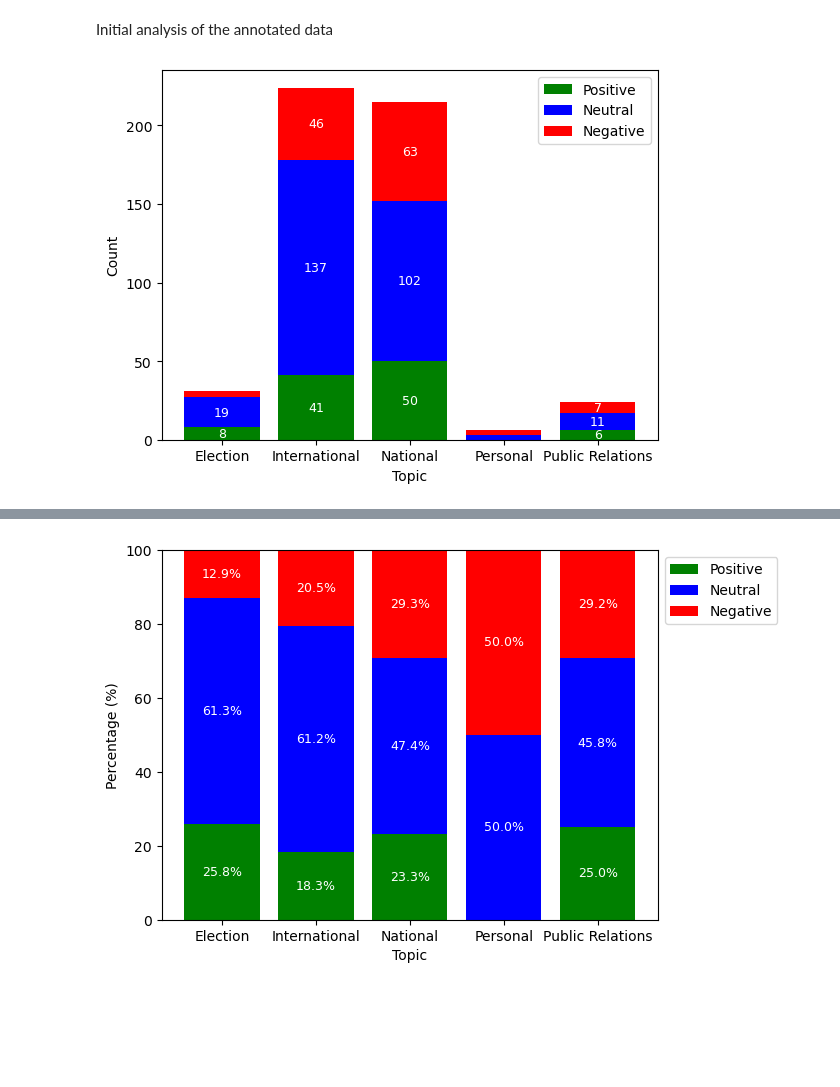
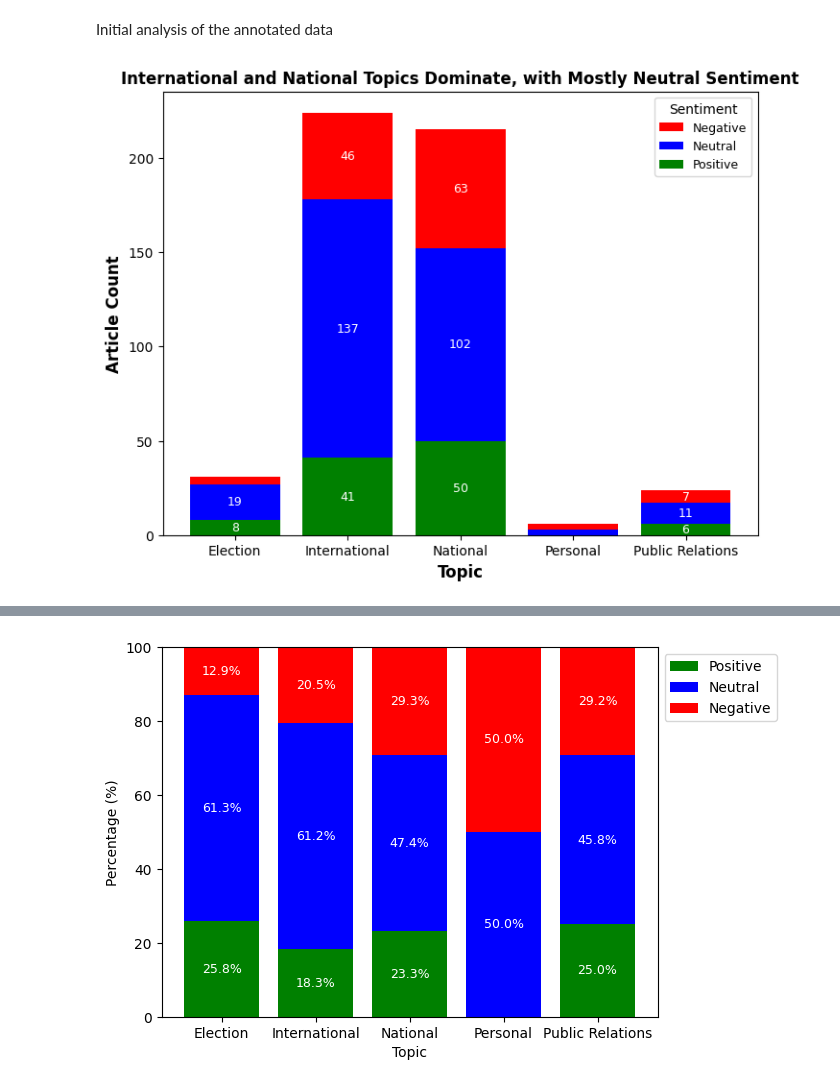
Before and after one commit to allisonmeikle/comp-370-final-project, a Jupyter notebook: scripts/initial_analysis.ipynb, the cells around one changed output, grey strips where cells are left out. Cells and saved outputs as stored; diff of their text form; code cells hidden in the pictures; blank space fills up the shorter version.

Commit message:
Cleaned up articles

```diff
--- a/scripts/initial_analysis.ipynb
+++ b/scripts/initial_analysis.ipynb
@@ -12,36 +12,66 @@ DATA_PATH = os.path.join(os.getcwd(), "..", "data")
 # %%
 # Sentiment by Topics
 
+import matplotlib.pyplot as plt
+import pandas as pd
+import os
+
 df = pd.read_csv(os.path.join(DATA_PATH, "articles", "final_annotated_articles.tsv"), sep="\t", index_col=0)
 
-topics = df['open_coding_topic'].unique()
-topics.sort()
+topics = sorted(df['open_coding_topic'].unique())
 count_pos = []
 count_neutral = []
 count_neg = []
+
 for topic in topics:
     count_pos.append(len(df[(df["open_coding_topic"] == topic) & (df["sentiment"] == "Positive")]))
     count_neutral.append(len(df[(df["open_coding_topic"] == topic) & (df["sentiment"] == "Neutral")]))
     count_neg.append(len(df[(df["open_coding_topic"] == topic) & (df["sentiment"] == "Negative")]))
 
+plt.figure(figsize=(8, 6))   # width=8 inches, height=6 inches
+# Plot stacked bars
 bar1 = plt.bar(topics, count_pos, label='Positive', color="green")
 bar2 = plt.bar(topics, count_neutral, bottom=count_pos, label='Neutral', color="blue")
 bar3 = plt.bar(topics, count_neg, bottom=[i+j for i, j in zip(count_pos, count_neutral)], label='Negative', color="red")
 
-for bar in [bar1, bar2, bar3]:
-    for sub_bar in bar.patches:
-        height = sub_bar.get_height()
+# Add labels
+# Add labels with staggered arrows for small bars
+for bar_group in [bar1, bar2, bar3]:
+    for i, bar in enumerate(bar_group.patches):
+        height = bar.get_height()
         if height == 0:
             continue
-        x = sub_bar.get_x() + sub_bar.get_width() / 2
+
+        x = bar.get_x() + bar.get_width() / 2
+        y = bar.get_y()
+
         if height > 5:
-            # Label inside
-            y = sub_bar.get_y() + height / 2
-            plt.text(x, y, str(int(height)), ha='center', va='center', fontsize=9, color='white')
+            plt.text(x, y + height / 2,
+                     f'{int(height)}', ha='center', va='center',
+                     fontsize=9, color='white')
 
-plt.xlabel("Topic")
-plt.ylabel("Count")
-plt.legend()
+
+plt.xlabel("Topic", fontweight='bold', fontsize=12)
+plt.ylabel("Article Count", fontweight='bold', fontsize=12)
+# Get current legend handles and labels
+handles, labels = plt.gca().get_legend_handles_labels()
+
+# Reorder: Negative, Neutral, Positive
+order = [2, 1, 0]  # indices correspond to current order
+plt.legend(
+    [handles[idx] for idx in order],
+    [labels[idx] for idx in order],
+    title="Sentiment",
+    title_fontsize=10,
+    fontsize=9,
+    loc="upper right",
+    frameon=True
+)
+
+#plt.legend(title="Sentiment", title_fontsize=10, fontsize=9, loc="upper right", frameon=True)
+plt.title("International and National Topics Dominate, with Mostly Neutral Sentiment", fontweight='bold', fontsize=12)
+#plt.tight_layout()
+plt.savefig(os.path.join("..", "data", "visualizations", "articles_by_topic.png"), bbox_inches="tight", pad_inches=0.1, dpi=300)
 plt.show()
 # %% [output]
-[figure, old version]
+[figure, new version]
```
Also changed, not shown: parts of 5 cells of this notebook, 6 other files.
